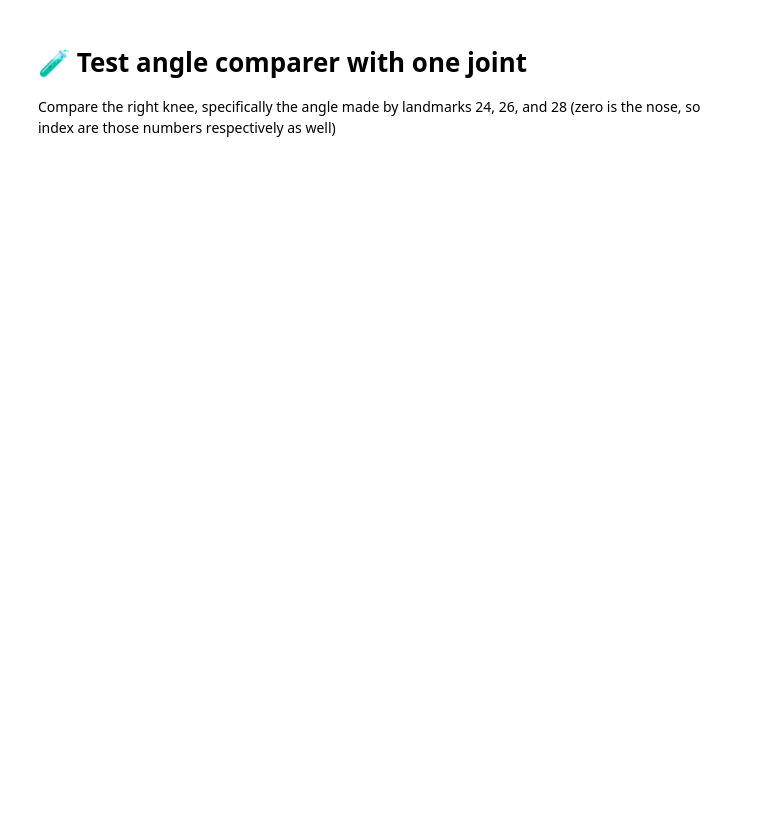
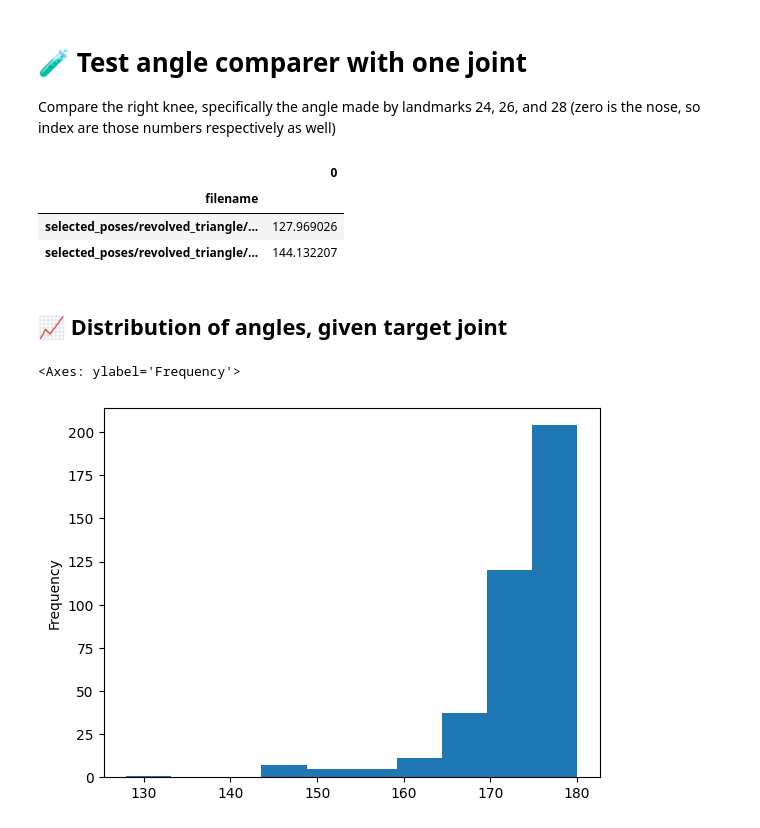
Before and after one commit to masaki-norton/yoga-pose-detector, a Jupyter notebook: angle_comparer.ipynb, the cells around one changed output. Drawn from its saved outputs; the diff is of its cells as text; code cells hidden in the pictures; blank space fills up the shorter version.

Commit message:
angle comparer progress, can analyze output of angle compare now for better photo selection

```diff
--- a/angle_comparer.ipynb
+++ b/angle_comparer.ipynb
@@ -57,23 +60,44 @@ Image(filename=file_name)
 # 🧪 Test angle comparer with one joint
 Compare the right knee, specifically the angle made by landmarks 24, 26, and 28 (zero is the nose, so index are those numbers respectively as well)
 # %%
-downdogs = df.query("pose == 'downdog'")
+pose_specific = df.query("pose == 'revolved_triangle'")
 wants = ['kp24_x', 'kp24_y', 'kp26_x', 'kp26_y', 'kp28_x', 'kp28_y',]
-df_RLeg = downdogs[wants].copy()
+df_RLeg = pose_specific[wants].copy()
 # %%
-A = np.array((df_RLeg.iloc[0,0], df_RLeg.iloc[0,1]))
-B = np.array((df_RLeg.iloc[0,2], df_RLeg.iloc[0,3]))
-C = np.array((df_RLeg.iloc[0,4], df_RLeg.iloc[0,5]))
+angles = []
 
-# Vector BA and BC
-BA = A - B
-BC = C - B
+for n in range(0,df_RLeg.shape[0]):
 
-# Cosine of the angle between BA and BC
-cosine_angle = np.dot(BA, BC) / (np.linalg.norm(BA) * np.linalg.norm(BC))
+    A = np.array((df_RLeg.iloc[n,0], df_RLeg.iloc[n,1]))
+    B = np.array((df_RLeg.iloc[n,2], df_RLeg.iloc[n,3]))
+    C = np.array((df_RLeg.iloc[n,4], df_RLeg.iloc[n,5]))
 
-# Angle in radians
-angle = np.arccos(cosine_angle)
+    # Vector BA and BC
+    BA = A - B
+    BC = C - B
 
-# Convert to degrees
-angle_degrees = np.degrees(angle)
+    # Cosine of the angle between BA and BC
+    cosine_angle = np.dot(BA, BC) / (np.linalg.norm(BA) * np.linalg.norm(BC))
+
+    # Angle in radians
+    angle = np.arccos(cosine_angle)
+
+    # Convert to degrees
+    angle_degrees = np.degrees(angle)
+
+    angles.append(angle_degrees)
+# %%
+ang = pd.DataFrame(angles).set_index(pose_specific["filename"]).drop_duplicates()
+ang.sort_values(by=0).head(2)
+# %% [output]
+|  | 0 |
+| filename |  |
+| selected_poses/revolved_triangle/... | 127.969026 |
+| selected_poses/revolved_triangle/... | 144.132207 |
+# %% [markdown]
+## 📈 Distribution of angles, given target joint
+# %%
+ang[0].plot(kind="hist")
+# %% [output]
+<Axes: ylabel='Frequency'>
+[figure, added]
```
Also changed, not shown: parts of 7 cells of this notebook.
